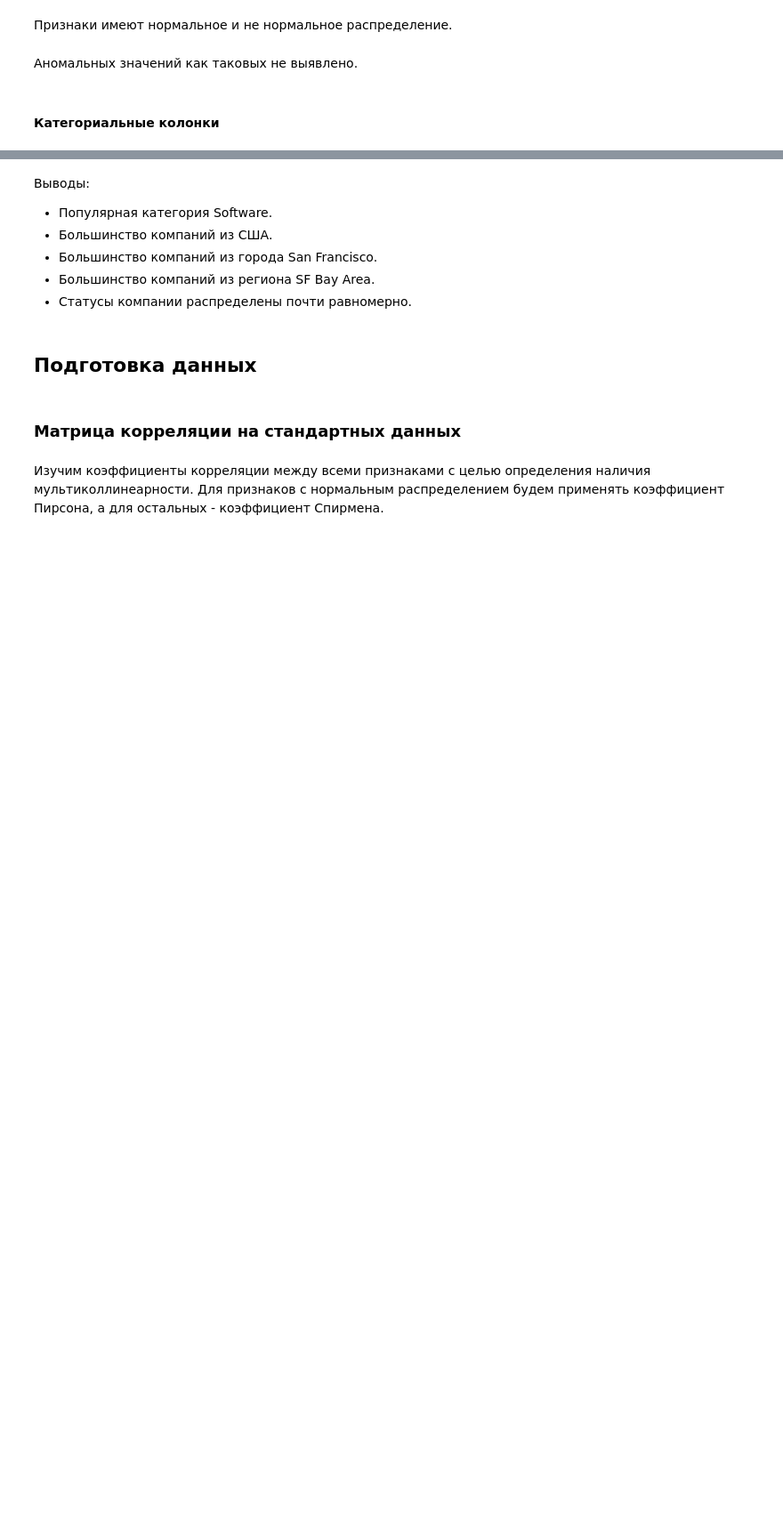
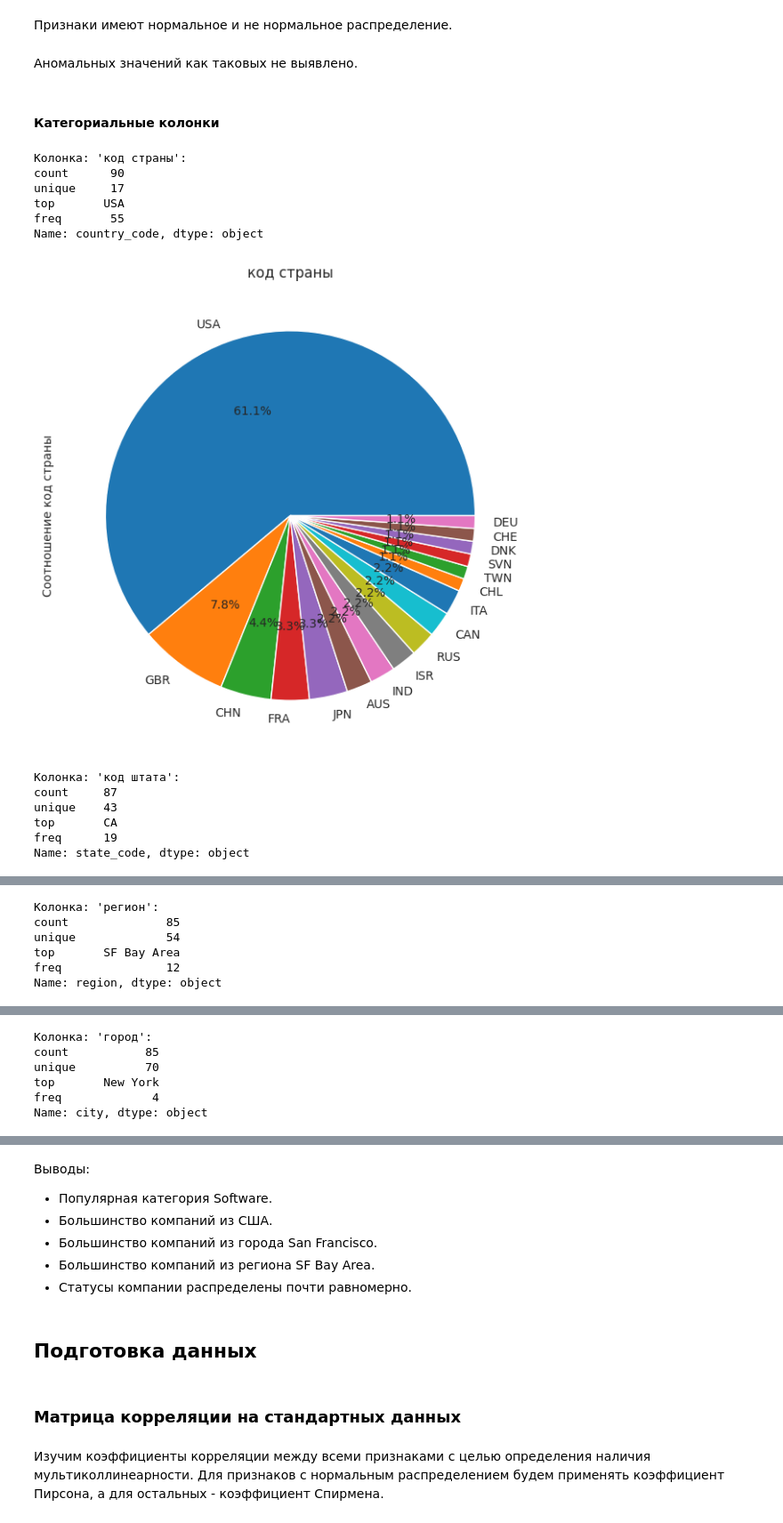
Before and after one commit to 72ru/practicum_startups, a Jupyter notebook: main.ipynb, the cells around one changed output, grey strips where cells are left out. Shown at 89% size. Drawn from its saved outputs; the diff is of its cells as text; code cells hidden in the pictures; blank space fills up the shorter version.

```diff
--- a/main.ipynb
+++ b/main.ipynb
@@ -550,4 +725,20 @@ df_test_sample = df_test.sample(n=1000, random_state=RANDOM_STATE).reset_index(d
 # %% [markdown]
 #### Категориальные колонки
 # %%
-# categorical_info(df_test_sample.drop(['name'], axis=1))
+categorical_info(
+    df_test_sample.drop(['name', 'category_list', 'closed_at', 'founded_at', 'last_funding_at', 'first_funding_at'],
+                        axis=1))
+# %% [output]
+Колонка: 'код страны':
+count      90
+unique     17
+top       USA
+freq       55
+Name: country_code, dtype: object
+[figure, added]
+Колонка: 'код штата':
+count     87
+unique    43
+top       CA
+freq      19
+Name: state_code, dtype: object
@@ -553,0 +746,6 @@ df_test_sample = df_test.sample(n=1000, random_state=RANDOM_STATE).reset_index(d
+Колонка: 'регион':
+count              85
+unique             54
+top       SF Bay Area
+freq               12
+Name: region, dtype: object
@@ -553,0 +753,6 @@ df_test_sample = df_test.sample(n=1000, random_state=RANDOM_STATE).reset_index(d
+Колонка: 'город':
+count           85
+unique          70
+top       New York
+freq             4
+Name: city, dtype: object
```
Also changed, not shown: parts of 75 cells of this notebook, 2 other files.
